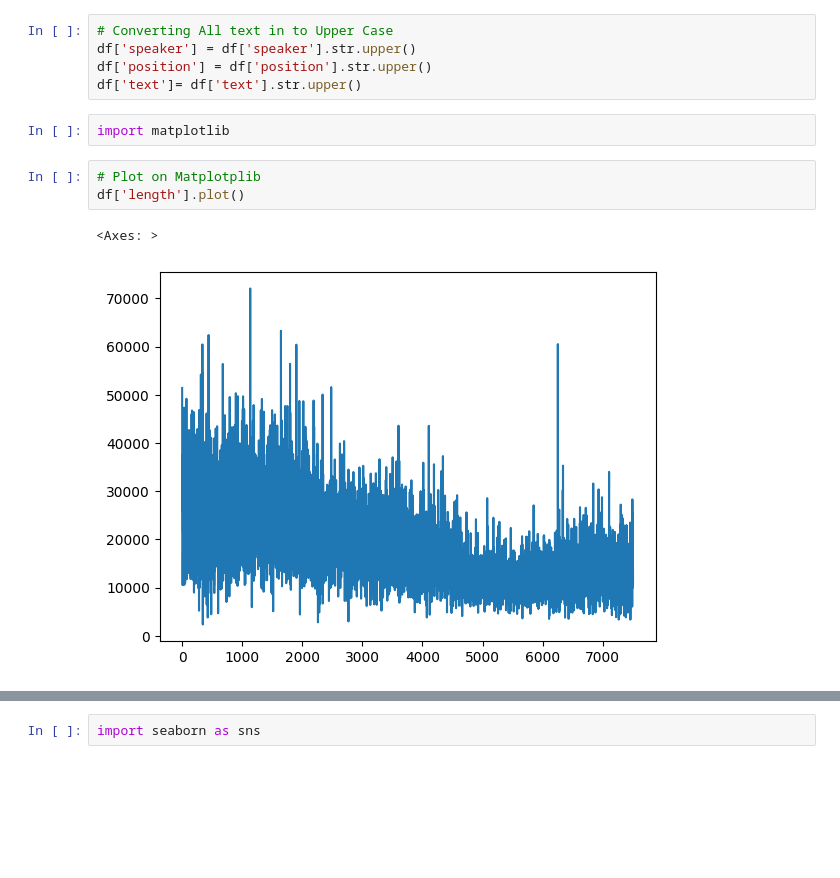
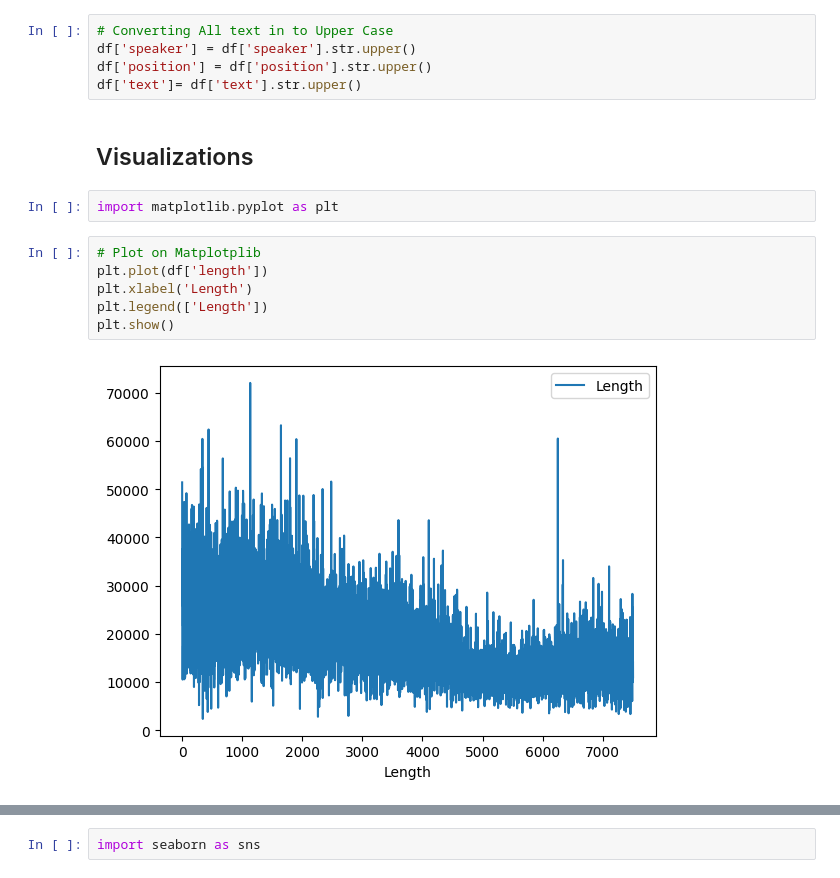
Before and after one commit to Sai-Mithravasu/text-based-analysis, a Jupyter notebook: ClassWork_2401.ipynb, the cells around one changed output, grey strips where cells are left out. Cells and saved outputs as stored; diff of their text form; blank space fills up the shorter version.

```diff
--- a/ClassWork_2401.ipynb
+++ b/ClassWork_2401.ipynb
@@ -161,13 +159,17 @@ dtype: int64
 df['speaker'] = df['speaker'].str.upper()
 df['position'] = df['position'].str.upper()
 df['text']= df['text'].str.upper()
+# %% [markdown]
+## Visualizations
 # %%
-import matplotlib
+import matplotlib.pyplot as plt
 # %%
 # Plot on Matplotplib
-df['length'].plot()
+plt.plot(df['length'])
+plt.xlabel('Length')
+plt.legend(['Length'])
+plt.show()
 # %% [output]
-<Axes: >
-[figure, old version]
+[figure, new version]
 # %%
 # Box plot on Length
```
Also changed, not shown: parts of 16 cells of this notebook.
